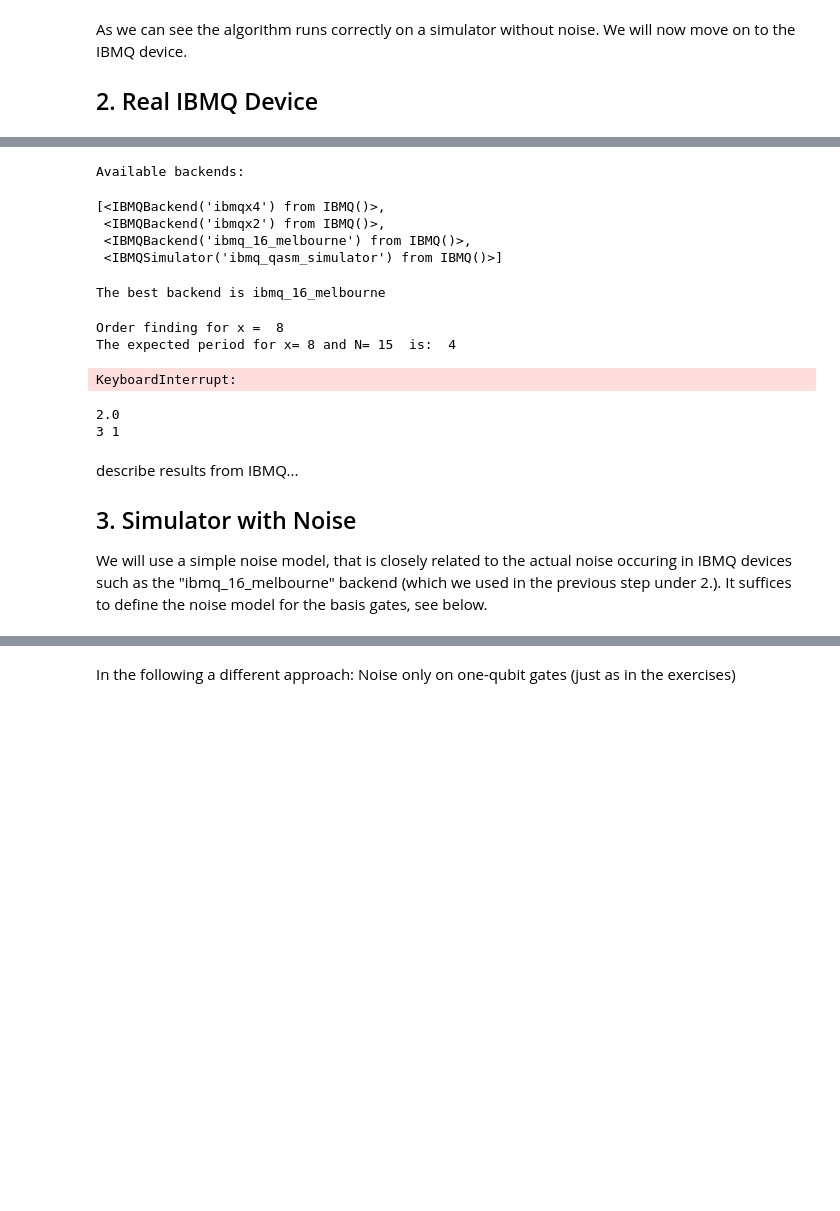
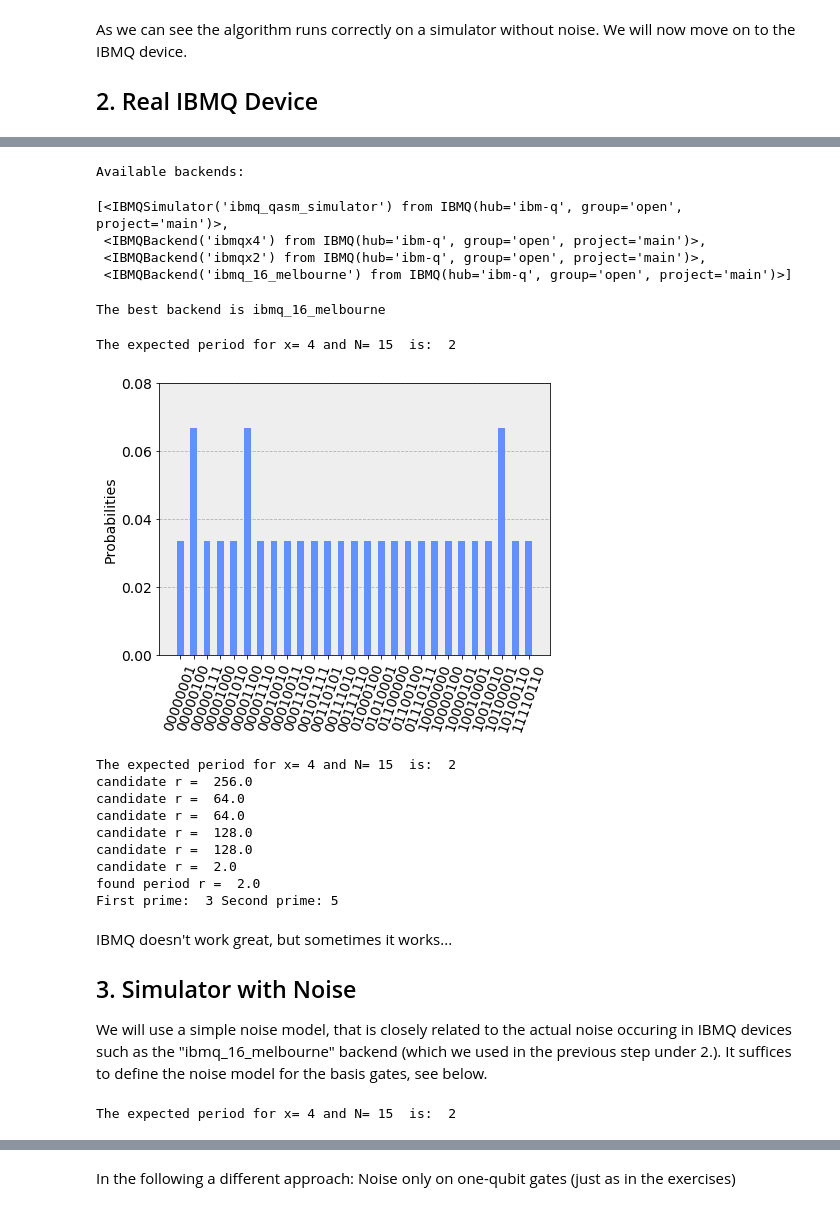
Before and after one commit to err4re/IBMQ-Shor, a Jupyter notebook: Shor.ipynb, the cells around one changed output, grey strips where cells are left out. Cells and saved outputs as stored; diff of their text form; code cells hidden in the pictures; blank space fills up the shorter version.

```diff
--- a/Shor.ipynb
+++ b/Shor.ipynb
@@ -403,0 +419,4 @@ IBMQ.load_accounts()
+# %%
+#IBMQ.update_account()
+
+provider = IBMQ.load_account()
@@ -404,53 +437,62 @@ IBMQ.load_accounts()
 # %%
 print("Available backends:")
-IBMQ.backends()
+provider.backends()
 # %% [output]
 Available backends:
-[<IBMQBackend('ibmqx4') from IBMQ()>,
- <IBMQBackend('ibmqx2') from IBMQ()>,
- <IBMQBackend('ibmq_16_melbourne') from IBMQ()>,
- <IBMQSimulator('ibmq_qasm_simulator') from IBMQ()>]
+[<IBMQSimulator('ibmq_qasm_simulator') from IBMQ(hub='ibm-q', group='open', project='main')>,
+ <IBMQBackend('ibmqx4') from IBMQ(hub='ibm-q', group='open', project='main')>,
+ <IBMQBackend('ibmqx2') from IBMQ(hub='ibm-q', group='open', project='main')>,
+ <IBMQBackend('ibmq_16_melbourne') from IBMQ(hub='ibm-q', group='open', project='main')>]
 # %%
 from qiskit.providers.ibmq import least_busy
 
-large_enough_devices = IBMQ.backends(filters=lambda x: x.configuration().n_qubits > num_qubits and not x.configuration().simulator)
+large_enough_devices = provider.backends(filters=lambda x: x.configuration().n_qubits > num_qubits and not x.configuration().simulator)
 backend = least_busy(large_enough_devices)
 print("The best backend is " + backend.name())
 # %% [output]
 The best backend is ibmq_16_melbourne
 # %%
 #build the circuit for a random x (out of the sensible values for x)
-x = choose_x()
+#x=4 more robust?
+x = 4
 period, rs, e = period_finding(N,x)
 print("The expected period for x=",x ,"and N=", N, " is: ", period)
 complete_circuit = build_quantum_circuit(x)
 
-shots = 20
+
+shots = 30
 
 job_sim = execute(complete_circuit, backend=backend, shots=shots)
 # %% [output]
-Order finding for x =  8
-The expected period for x= 8 and N= 15  is:  4
+The expected period for x= 4 and N= 15  is:  2
 # %%
 # Grab the results from the job.
 result = job_sim.result()
 
-counts = result.get_counts()
-
-plot_histogram(counts)
+counts_ibmq = result.get_counts()
-# %% [output]
-KeyboardInterrupt:
+# %%
+plot_histogram(counts_ibmq, bar_labels = False).savefig("ibmq.pdf", bbox_inches = "tight")
+plot_histogram(counts_ibmq, bar_labels = False)
+# %% [output]
+[figure, added]
 # %%
 #find order
-r = find_quantum_period(counts)
+r = find_quantum_period(counts_ibmq)
 
 #print prime candidates
 p1, p2 = prime_candidates(r)
 # %% [output]
-2.0
-3 1
+The expected period for x= 4 and N= 15  is:  2
+candidate r =  256.0
+candidate r =  64.0
+candidate r =  64.0
+candidate r =  128.0
+candidate r =  128.0
+candidate r =  2.0
+found period r =  2.0
+First prime:  3 Second prime: 5
 # %% [markdown]
-describe results from IBMQ...
+IBMQ doesn't work great, but sometimes it works...
 
 ## 3. Simulator with Noise
 
@@ -458 +506,14 @@ We will use a simple noise model, that is closely related to the actual noise oc
+# %%
+#get information about ibmq_16_melbourne
+device = provider.get_backend('ibmq_16_melbourne')
+properties = device.properties()
+coupling_map = device.configuration().coupling_map
+
+#build circuit
+x = 4
+period, rs, e = period_finding(N,x)
+print("The expected period for x=",x ,"and N=", N, " is: ", period)
+complete_circuit = build_quantum_circuit(x)
+# %% [output]
+The expected period for x= 4 and N= 15  is:  2
 # %%
```
Also changed, not shown: parts of 16 cells of this notebook, 6 other files.
